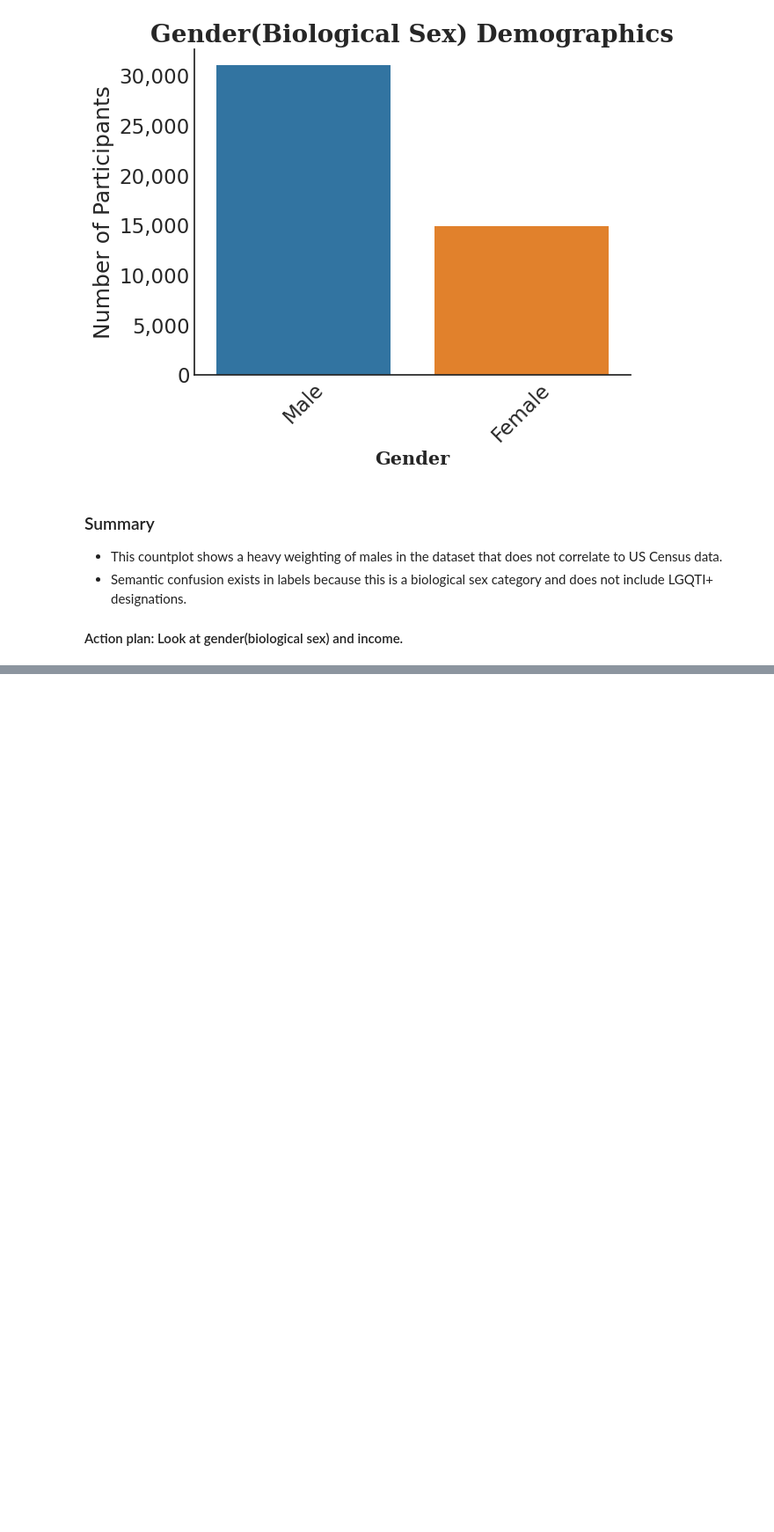
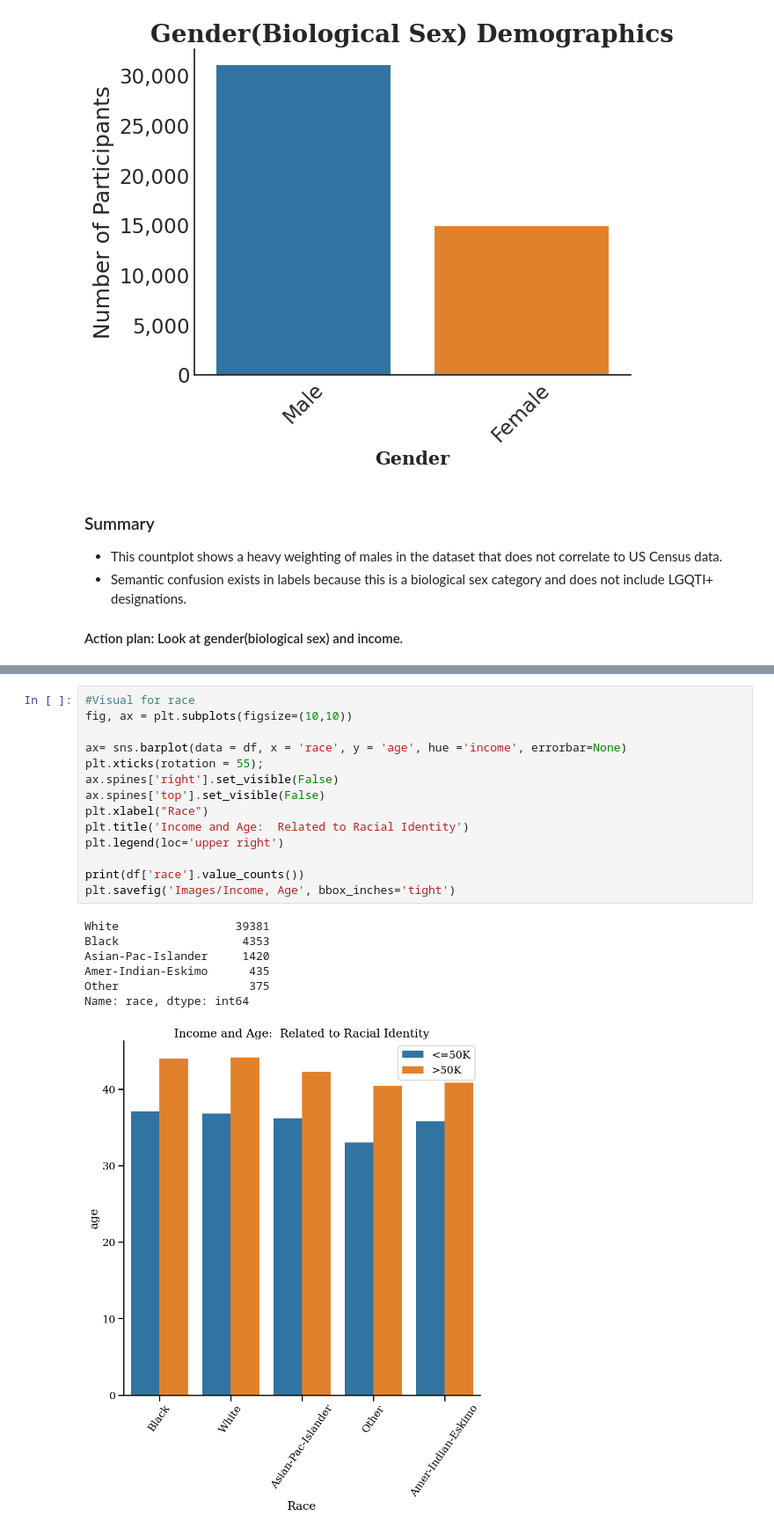
Before and after one commit to Elispreng/Census_1990, a Jupyter notebook: Visuals and Data Exploration.ipynb, the cells around one changed output, grey strips where cells are left out. Shown at 88% size. Drawn from its saved outputs; the diff is of its cells as text; blank space fills up the shorter version.

```diff
--- a/Visuals and Data Exploration.ipynb
+++ b/Visuals and Data Exploration.ipynb
@@ -847,0 +878,22 @@ plt.savefig('Images/Education by Category', bbox_inches='tight')
+# %%
+#Visual for race
+fig, ax = plt.subplots(figsize=(10,10))
+
+ax= sns.barplot(data = df, x = 'race', y = 'age', hue ='income', errorbar=None)
+plt.xticks(rotation = 55);
+ax.spines['right'].set_visible(False)
+ax.spines['top'].set_visible(False)
+plt.xlabel("Race")
+plt.title('Income and Age:  Related to Racial Identity')
+plt.legend(loc='upper right')
+
+print(df['race'].value_counts())
+plt.savefig('Images/Income, Age', bbox_inches='tight')
+# %% [output]
+White                 39381
+Black                  4353
+Asian-Pac-Islander     1420
+Amer-Indian-Eskimo      435
+Other                   375
+Name: race, dtype: int64
+[figure, added]
```
Also changed, not shown: parts of 8 cells of this notebook, 2 other files.
